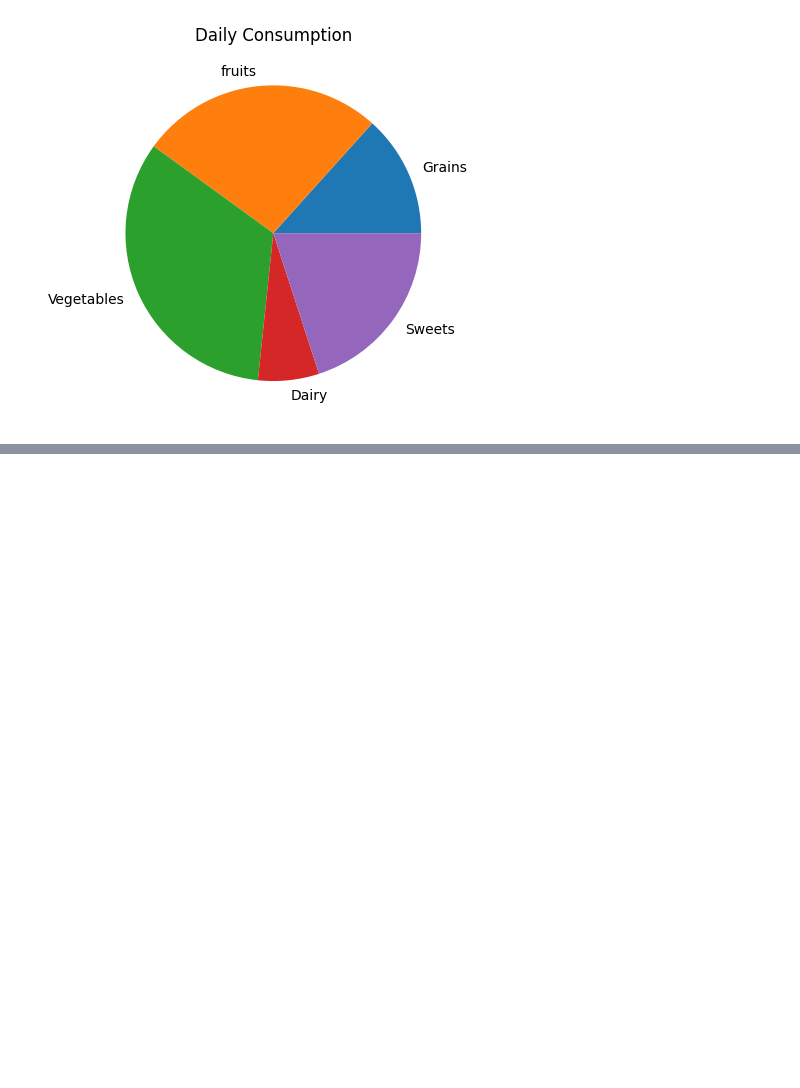
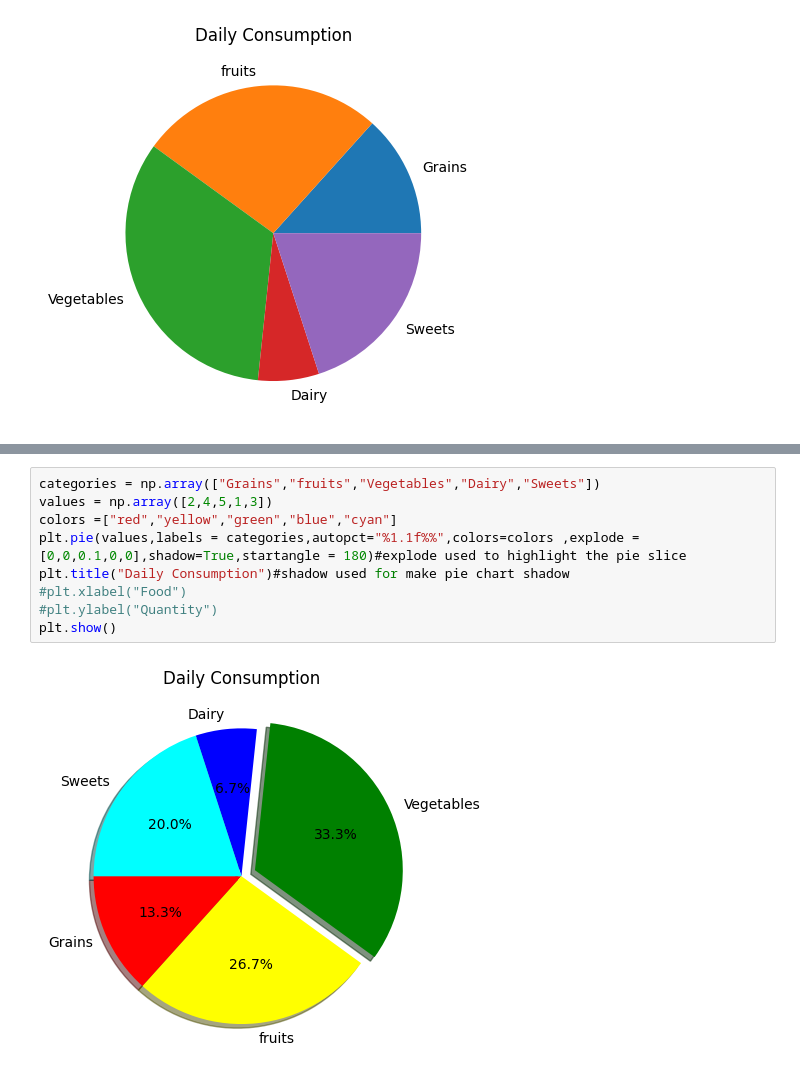
Before and after one commit to BhuVanesh5512/Practice, a Jupyter notebook: matplot.ipynb, the cells around one changed output, grey strips where cells are left out. Cells and saved outputs as stored; diff of their text form; blank space fills up the shorter version.

```diff
--- a/matplot.ipynb
+++ b/matplot.ipynb
@@ -159,0 +161,11 @@ plt.show()
+# %%
+categories = np.array(["Grains","fruits","Vegetables","Dairy","Sweets"])
+values = np.array([2,4,5,1,3])
+colors =["red","yellow","green","blue","cyan"]
+plt.pie(values,labels = categories,autopct="%1.1f%%",colors=colors ,explode = [0,0,0.1,0,0],shadow=True,startangle = 180)#explode used to highlight the pie slice
+plt.title("Daily Consumption")#shadow used for make pie chart shadow
+#plt.xlabel("Food")
+#plt.ylabel("Quantity")
+plt.show()
+# %% [output]
+[figure, added]
```
Also changed, not shown: parts of 6 cells of this notebook.
